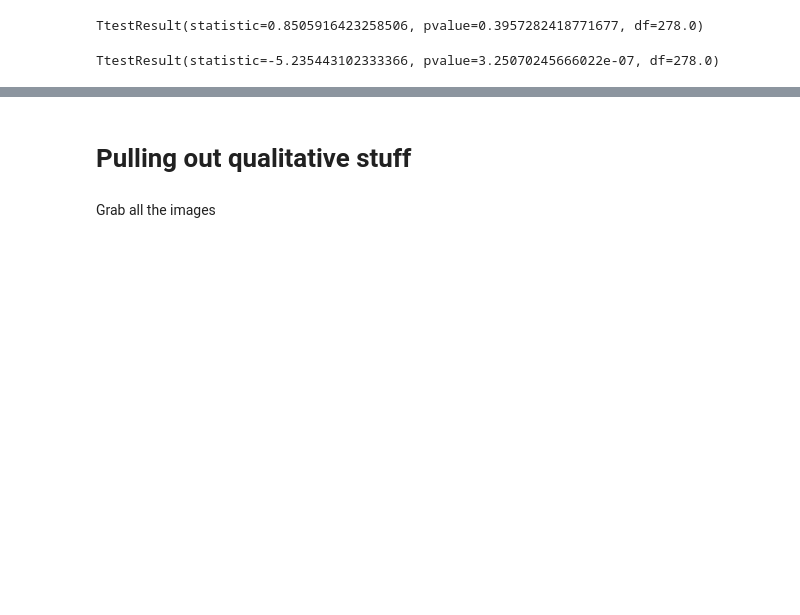
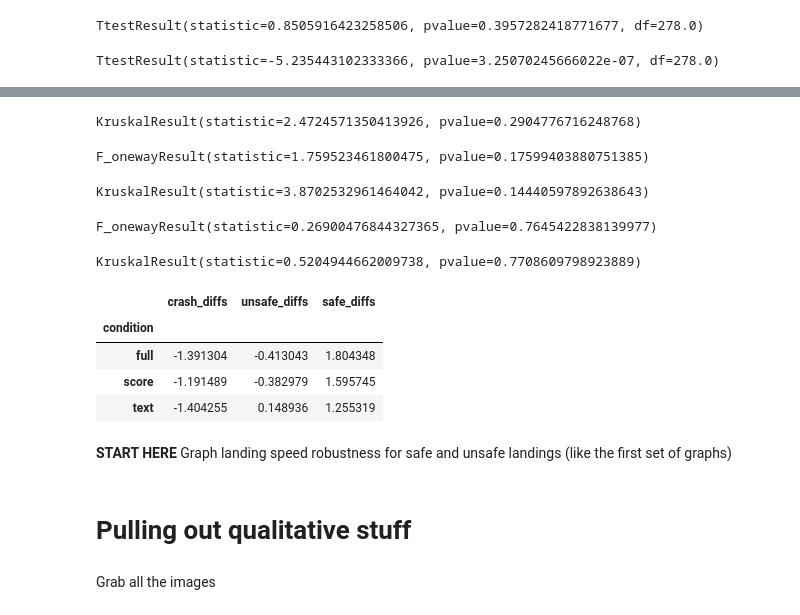
Before and after one commit to cairo-robotics/llm-multimodal-drone-feedback, a Jupyter notebook: analysis/analysis_brainstorm.ipynb, the cells around one changed output, grey strips where cells are left out. Saved outputs shown, nothing was run; the diff lists cells and outputs as text; code cells hidden in the pictures; blank space fills up the shorter version.

```diff
--- a/analysis/analysis_brainstorm.ipynb
+++ b/analysis/analysis_brainstorm.ipynb
@@ -1954,0 +2046,6 @@ TtestResult(statistic=-5.235443102333366, pvalue=3.25070245666022e-07, df=278.0)
+# %%
+first_quarter = all_responses[all_responses['trial'] < 6]
+last_quarter = all_responses[all_responses['trial'] >= 16]
+
+outcome_counts_q1 = pd.merge(first_quarter.groupby('prolific_id')['outcome'].value_counts().unstack(), merged_filtered[['prolific_id', 'condition']], left_index=True, right_on='prolific_id')
+outcome_counts_q4 = pd.merge(last_quarter.groupby('prolific_id')['outcome'].value_counts().unstack(), merged_filtered[['prolific_id', 'condition']], left_index=True, right_on='prolific_id')
@@ -1954,0 +2100,4 @@ TtestResult(statistic=-5.235443102333366, pvalue=3.25070245666022e-07, df=278.0)
+# %%
+outcome_counts_q4['safe_diffs'] = outcome_counts_q4['Safe'] - outcome_counts_q1['Safe']
+outcome_counts_q4['unsafe_diffs'] = outcome_counts_q4['Unsafe'] - outcome_counts_q1['Unsafe']
+outcome_counts_q4['crash_diffs'] = outcome_counts_q4['Crash'] - outcome_counts_q1['Crash']
@@ -1955,3 +2110,43 @@ TtestResult(statistic=-5.235443102333366, pvalue=3.25070245666022e-07, df=278.0)
+# %%
+stats.kruskal(outcome_counts_q4[outcome_counts_q4['condition'] == 'score']['safe_diffs'],
+              outcome_counts_q4[outcome_counts_q4['condition'] == 'text']['safe_diffs'],
+              outcome_counts_q4[outcome_counts_q4['condition'] == 'full']['safe_diffs'])
+# %% [output]
+KruskalResult(statistic=2.4724571350413926, pvalue=0.2904776716248768)
+# %%
+stats.f_oneway(outcome_counts_q4[outcome_counts_q4['condition'] == 'score']['unsafe_diffs'],
+              outcome_counts_q4[outcome_counts_q4['condition'] == 'text']['unsafe_diffs'],
+              outcome_counts_q4[outcome_counts_q4['condition'] == 'full']['unsafe_diffs'])
+# %% [output]
+F_onewayResult(statistic=1.759523461800475, pvalue=0.17599403880751385)
+# %%
+stats.kruskal(outcome_counts_q4[outcome_counts_q4['condition'] == 'score']['unsafe_diffs'],
+              outcome_counts_q4[outcome_counts_q4['condition'] == 'text']['unsafe_diffs'],
+              outcome_counts_q4[outcome_counts_q4['condition'] == 'full']['unsafe_diffs'])
+# %% [output]
+KruskalResult(statistic=3.8702532961464042, pvalue=0.14440597892638643)
+# %%
+stats.f_oneway(outcome_counts_q4[outcome_counts_q4['condition'] == 'score']['crash_diffs'],
+              outcome_counts_q4[outcome_counts_q4['condition'] == 'text']['crash_diffs'],
+              outcome_counts_q4[outcome_counts_q4['condition'] == 'full']['crash_diffs'])
+# %% [output]
+F_onewayResult(statistic=0.26900476844327365, pvalue=0.7645422838139977)
+# %%
+stats.kruskal(outcome_counts_q4[outcome_counts_q4['condition'] == 'score']['crash_diffs'],
+              outcome_counts_q4[outcome_counts_q4['condition'] == 'text']['crash_diffs'],
+              outcome_counts_q4[outcome_counts_q4['condition'] == 'full']['crash_diffs'])
+# %% [output]
+KruskalResult(statistic=0.5204944662009738, pvalue=0.7708609798923889)
+# %%
+outcome_counts_q4.groupby('condition')[['crash_diffs','unsafe_diffs','safe_diffs']].mean()
+# %% [output]
+|  | crash_diffs | unsafe_diffs | safe_diffs |
+| condition |  |  |  |
+| full | -1.391304 | -0.413043 | 1.804348 |
+| score | -1.191489 | -0.382979 | 1.595745 |
+| text | -1.404255 | 0.148936 | 1.255319 |
+# %% [markdown]
+**START HERE** Graph landing speed robustness for safe and unsafe landings (like the first set of graphs)
 # %% [markdown]
 # Pulling out qualitative stuff
 # %% [markdown]
```
Also changed, not shown: parts of 35 cells of this notebook.
